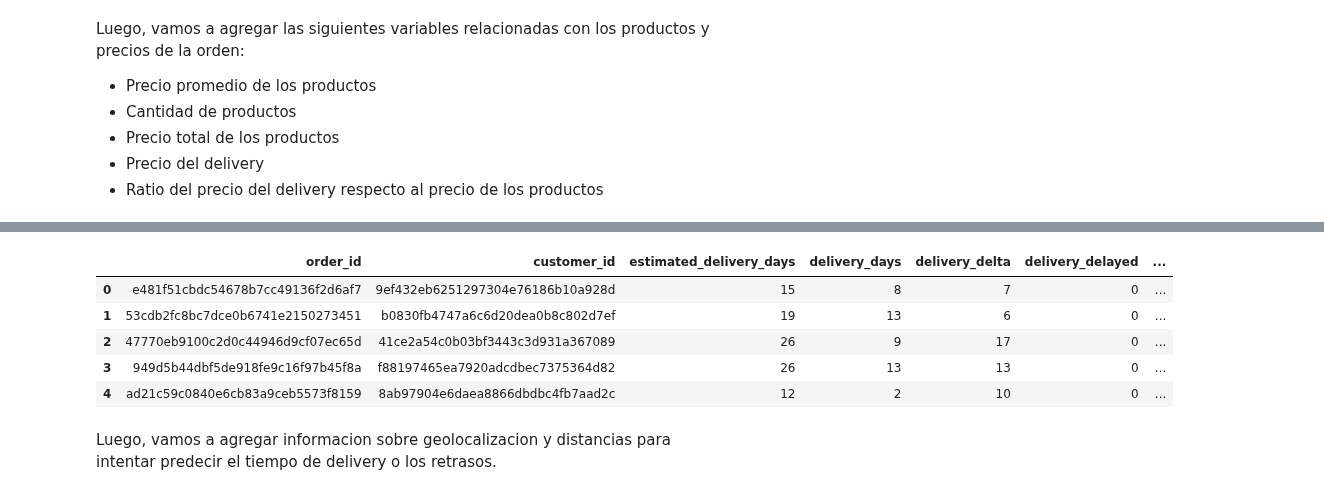
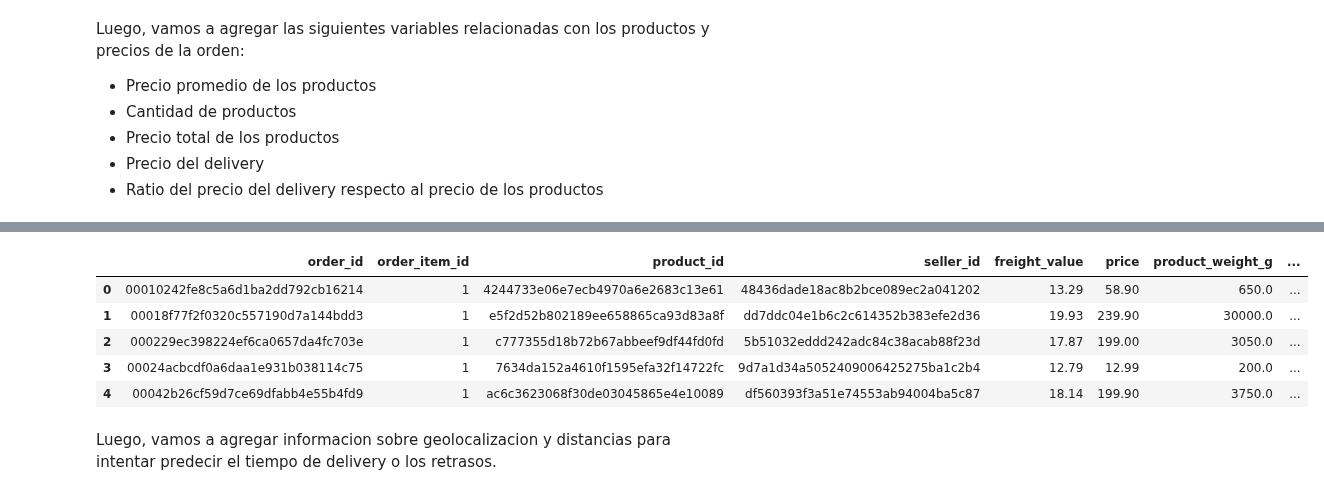
Before and after one commit to JoaquinCampos22155/proyecto3_Mineria, a Jupyter notebook: ReporteEDA.ipynb, the cells around one changed output, grey strips where cells are left out. Cells and saved outputs as stored; diff of their text form; code cells hidden in the pictures.

```diff
--- a/ReporteEDA.ipynb
+++ b/ReporteEDA.ipynb
@@ -683,49 +692,78 @@ Luego, vamos a agregar las siguientes variables relacionadas con los productos y
 # %%
+# 1. Calculate product volume (if not already done)
 products_dataset['product_volume_cm3'] = (
     products_dataset['product_length_cm'] *
     products_dataset['product_height_cm'] *
     products_dataset['product_width_cm']
 )
 
-order_items_dataset = order_items_dataset.merge(
+# 2. Create product-level dataset by merging order items with product info
+product_level_data = order_items_dataset.merge(
     products_dataset[[
         'product_id',
         'product_weight_g',
         'product_volume_cm3',
-        'product_category_name'
+        'product_category_name',
+        'product_description_lenght',
+        'product_photos_qty',
     ]],
     on='product_id',
     how='left'
 )
 
-order_metrics = order_items_dataset.groupby('order_id').agg(
-    avg_product_price=('price', 'mean'),
-    total_order_price=('price', 'sum'),
-    item_count=('order_item_id', 'count'),
-    order_freight_value=('freight_value', 'first'),
-    seller_id=('seller_id', 'first'),
-    avg_product_weight = ('product_weight_g', 'mean'),
-    total_order_weight_g = ('product_weight_g', 'sum'),
-    avg_product_volume_cm3=('product_volume_cm3', 'mean'),
-    total_order_volume_cm3=('product_volume_cm3', 'sum')
-).reset_index()
-
-orders_dataset = orders_dataset.merge(
-    order_metrics,
+# 3. Add the order info you actually have
+product_level_data = product_level_data.merge(
+    orders_dataset[[
+        'order_id',
+        'customer_id',
+        'estimated_delivery_days',
+        'delivery_days',
+        'delivery_delta',
+        'delivery_delayed'
+    ]],
     on='order_id',
     how='left'
 )
 
-orders_dataset['freight_to_price'] = (orders_dataset['order_freight_value'] / orders_dataset['total_order_price'])
+# 4. Select final columns (customize as needed)
+final_columns = [
+    'order_id',
+    'order_item_id',
+    'product_id',
+    'seller_id',          # From order_items_dataset
+    'freight_value',      # From order_items_dataset
+    'price',              # From order_items_dataset
+    'product_weight_g',
+    'product_volume_cm3',
+    'product_category_name',
+    'product_description_lenght',
+    'product_photos_qty',
+    'customer_id',
+    'estimated_delivery_days',
+    'delivery_days',
+    'delivery_delta',
+    'delivery_delayed'
+]
 
-orders_dataset.head()
+product_level_data = product_level_data[final_columns]
+
+# Result: Each row is one product in an order with:
+# - All product dimensions
+# - Seller ID and freight value (original values, not aggregated)
+# - Delivery timing info
+# - No order-level totals
+
+
+orders_dataset = product_level_data
+
+product_level_data.head()
 # %% [output]
-|  | order_id | customer_id | estimated_delivery_days | delivery_days | delivery_delta | delivery_delayed | ... |
-| 0 | e481f51cbdc54678b7cc49136f2d6af7 | 9ef432eb6251297304e76186b10a928d | 15 | 8 | 7 | 0 | ... |
-| 1 | 53cdb2fc8bc7dce0b6741e2150273451 | b0830fb4747a6c6d20dea0b8c802d7ef | 19 | 13 | 6 | 0 | ... |
-| 2 | 47770eb9100c2d0c44946d9cf07ec65d | 41ce2a54c0b03bf3443c3d931a367089 | 26 | 9 | 17 | 0 | ... |
-| 3 | 949d5b44dbf5de918fe9c16f97b45f8a | f88197465ea7920adcdbec7375364d82 | 26 | 13 | 13 | 0 | ... |
-| 4 | ad21c59c0840e6cb83a9ceb5573f8159 | 8ab97904e6daea8866dbdbc4fb7aad2c | 12 | 2 | 10 | 0 | ... |
+|  | order_id | order_item_id | product_id | seller_id | freight_value | price | product_weight_g | ... |
+| 0 | 00010242fe8c5a6d1ba2dd792cb16214 | 1 | 4244733e06e7ecb4970a6e2683c13e61 | 48436dade18ac8b2bce089ec2a041202 | 13.29 | 58.90 | 650.0 | ... |
+| 1 | 00018f77f2f0320c557190d7a144bdd3 | 1 | e5f2d52b802189ee658865ca93d83a8f | dd7ddc04e1b6c2c614352b383efe2d36 | 19.93 | 239.90 | 30000.0 | ... |
+| 2 | 000229ec398224ef6ca0657da4fc703e | 1 | c777355d18b72b67abbeef9df44fd0fd | 5b51032eddd242adc84c38acab88f23d | 17.87 | 199.00 | 3050.0 | ... |
+| 3 | 00024acbcdf0a6daa1e931b038114c75 | 1 | 7634da152a4610f1595efa32f14722fc | 9d7a1d34a5052409006425275ba1c2b4 | 12.79 | 12.99 | 200.0 | ... |
+| 4 | 00042b26cf59d7ce69dfabb4e55b4fd9 | 1 | ac6c3623068f30de03045865e4e10089 | df560393f3a51e74553ab94004ba5c87 | 18.14 | 199.90 | 3750.0 | ... |
 # %% [markdown]
 Luego, vamos a agregar informacion sobre geolocalizacion y distancias para intentar predecir el tiempo de delivery o los retrasos.
 # %%
```
Also changed, not shown: parts of 11 cells of this notebook, 2 other files.
